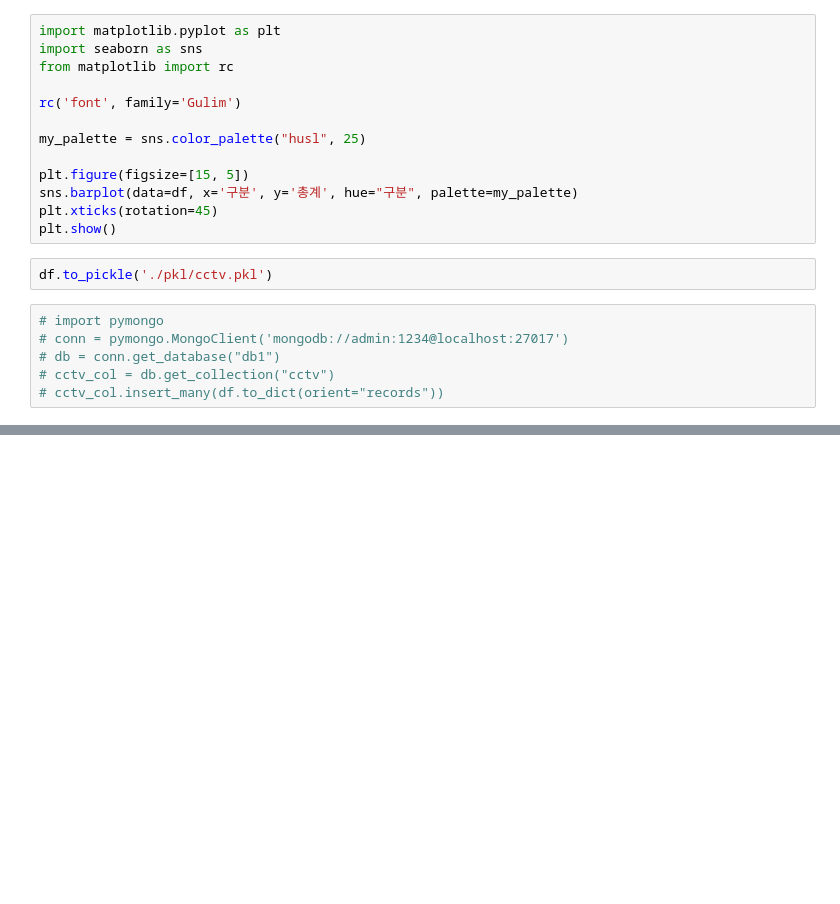
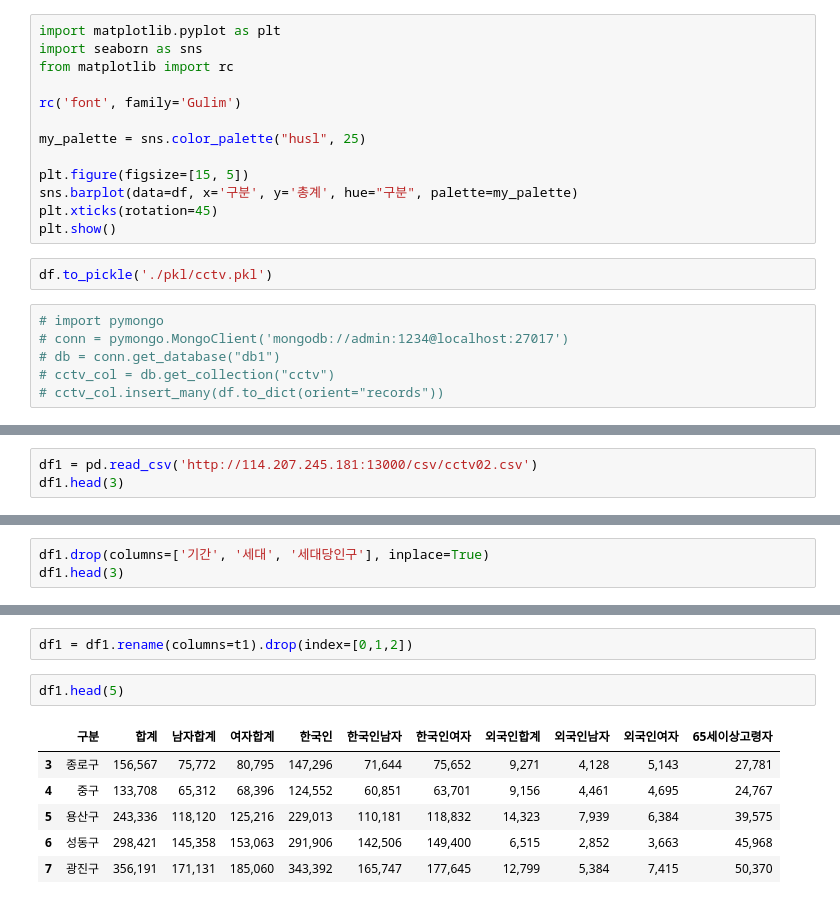
Before and after one commit to catac1/machine_learning, a Jupyter notebook: CCTV.ipynb, the cells around one changed output, grey strips where cells are left out. Saved outputs shown, nothing was run; the diff lists cells and outputs as text; blank space fills up the shorter version.

```diff
--- a/CCTV.ipynb
+++ b/CCTV.ipynb
@@ -44,0 +55,3 @@ df.to_pickle('./pkl/cctv.pkl')
+# %%
+df1 = pd.read_csv('http://114.207.245.181:13000/csv/cctv02.csv')
+df1.head(3)
@@ -44,0 +63,3 @@ df.to_pickle('./pkl/cctv.pkl')
+# %%
+df1.drop(columns=['기간', '세대', '세대당인구'], inplace=True)
+df1.head(3)
@@ -44,0 +88,11 @@ df.to_pickle('./pkl/cctv.pkl')
+# %%
+df1 = df1.rename(columns=t1).drop(index=[0,1,2])
+# %%
+df1.head(5)
+# %% [output]
+|  | 구분 | 합계 | 남자합계 | 여자합계 | 한국인 | 한국인남자 | 한국인여자 | 외국인합계 | 외국인남자 | 외국인여자 | 65세이상고령자 |
+| 3 | 종로구 | 156,567 | 75,772 | 80,795 | 147,296 | 71,644 | 75,652 | 9,271 | 4,128 | 5,143 | 27,781 |
+| 4 | 중구 | 133,708 | 65,312 | 68,396 | 124,552 | 60,851 | 63,701 | 9,156 | 4,461 | 4,695 | 24,767 |
+| 5 | 용산구 | 243,336 | 118,120 | 125,216 | 229,013 | 110,181 | 118,832 | 14,323 | 7,939 | 6,384 | 39,575 |
+| 6 | 성동구 | 298,421 | 145,358 | 153,063 | 291,906 | 142,506 | 149,400 | 6,515 | 2,852 | 3,663 | 45,968 |
+| 7 | 광진구 | 356,191 | 171,131 | 185,060 | 343,392 | 165,747 | 177,645 | 12,799 | 5,384 | 7,415 | 50,370 |
```
Also changed, not shown: parts of 17 cells of this notebook, 5 other files.
